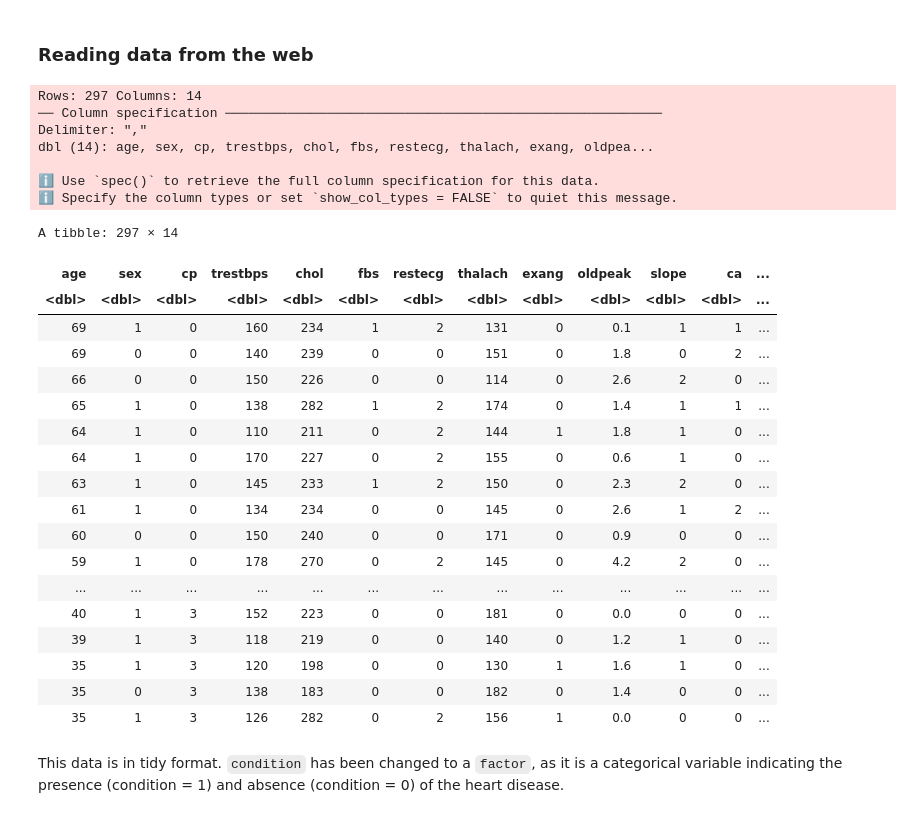
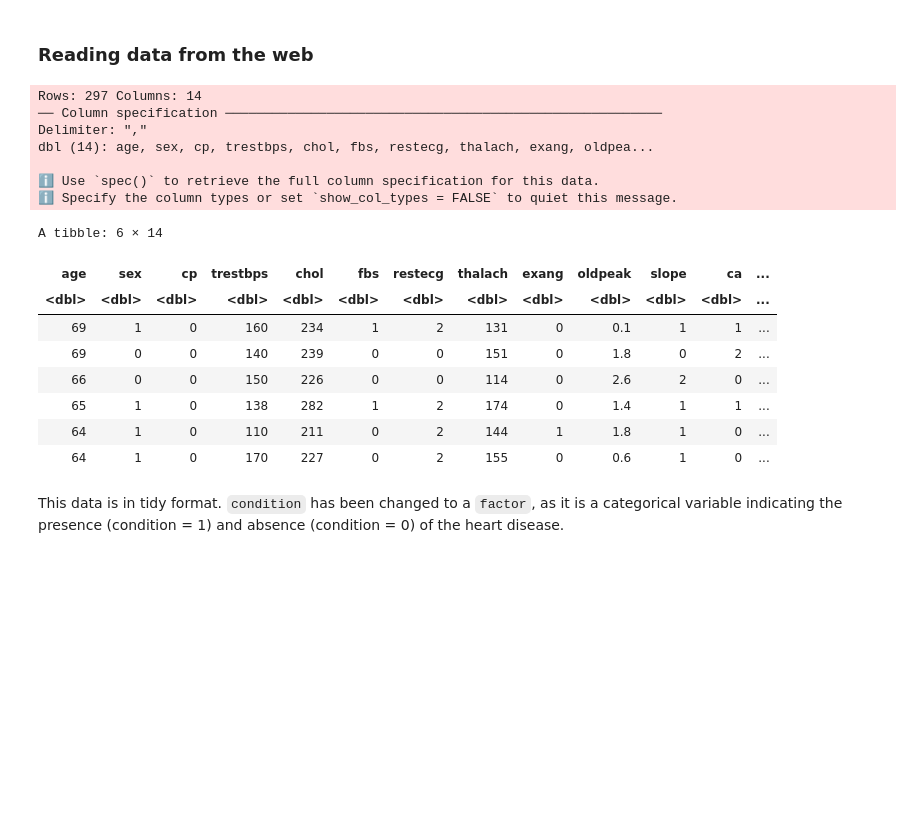
Before and after one commit to aChipmunka/dsci100_2023s1_group21, a Jupyter notebook: project/group_project_proposal.ipynb, the cells around one changed output. Cells and saved outputs as stored; diff of their text form; code cells hidden in the pictures; blank space fills up the shorter version.

```diff
--- a/project/group_project_proposal.ipynb
+++ b/project/group_project_proposal.ipynb
@@ -37,37 +37,27 @@ library(tidymodels)
 # %%
 #Preliminary exploratory data analysis (Wayne):
 
 url <- "https://raw.githubusercontent.com/aChipmunka/dsci100_2023s1_group21/main/project/data/heart_cleveland.csv"
 cleveland_data <- read_csv(url)|>
                   mutate(condition = as_factor (condition))
-cleveland_data
+head(cleveland_data)
 # %% [output]
 Rows: 297 Columns: 14
 ── Column specification ────────────────────────────────────────────────────────
 Delimiter: ","
 dbl (14): age, sex, cp, trestbps, chol, fbs, restecg, thalach, exang, oldpea...
 
 ℹ Use `spec()` to retrieve the full column specification for this data.
 ℹ Specify the column types or set `show_col_types = FALSE` to quiet this message.
-A tibble: 297 × 14
+A tibble: 6 × 14
 | age | sex | cp | trestbps | chol | fbs | restecg | thalach | exang | oldpeak | slope | ca | ... |
 | <dbl> | <dbl> | <dbl> | <dbl> | <dbl> | <dbl> | <dbl> | <dbl> | <dbl> | <dbl> | <dbl> | <dbl> | ... |
 | 69 | 1 | 0 | 160 | 234 | 1 | 2 | 131 | 0 | 0.1 | 1 | 1 | ... |
 | 69 | 0 | 0 | 140 | 239 | 0 | 0 | 151 | 0 | 1.8 | 0 | 2 | ... |
 | 66 | 0 | 0 | 150 | 226 | 0 | 0 | 114 | 0 | 2.6 | 2 | 0 | ... |
 | 65 | 1 | 0 | 138 | 282 | 1 | 2 | 174 | 0 | 1.4 | 1 | 1 | ... |
 | 64 | 1 | 0 | 110 | 211 | 0 | 2 | 144 | 1 | 1.8 | 1 | 0 | ... |
 | 64 | 1 | 0 | 170 | 227 | 0 | 2 | 155 | 0 | 0.6 | 1 | 0 | ... |
-| 63 | 1 | 0 | 145 | 233 | 1 | 2 | 150 | 0 | 2.3 | 2 | 0 | ... |
-| 61 | 1 | 0 | 134 | 234 | 0 | 0 | 145 | 0 | 2.6 | 1 | 2 | ... |
-| 60 | 0 | 0 | 150 | 240 | 0 | 0 | 171 | 0 | 0.9 | 0 | 0 | ... |
-| 59 | 1 | 0 | 178 | 270 | 0 | 2 | 145 | 0 | 4.2 | 2 | 0 | ... |
-| ... | ... | ... | ... | ... | ... | ... | ... | ... | ... | ... | ... | ... |
-| 40 | 1 | 3 | 152 | 223 | 0 | 0 | 181 | 0 | 0.0 | 0 | 0 | ... |
-| 39 | 1 | 3 | 118 | 219 | 0 | 0 | 140 | 0 | 1.2 | 1 | 0 | ... |
-| 35 | 1 | 3 | 120 | 198 | 0 | 0 | 130 | 1 | 1.6 | 1 | 0 | ... |
-| 35 | 0 | 3 | 138 | 183 | 0 | 0 | 182 | 0 | 1.4 | 0 | 0 | ... |
-| 35 | 1 | 3 | 126 | 282 | 0 | 2 | 156 | 1 | 0.0 | 0 | 0 | ... |
 # %% [markdown]
 This data is in tidy format. `condition` has been changed to a `factor`, as it is a categorical variable indicating the presence (condition = 1) and absence (condition = 0) of the heart disease.
 # %% [markdown]
```
Also changed, not shown: parts of 8 cells of this notebook.
